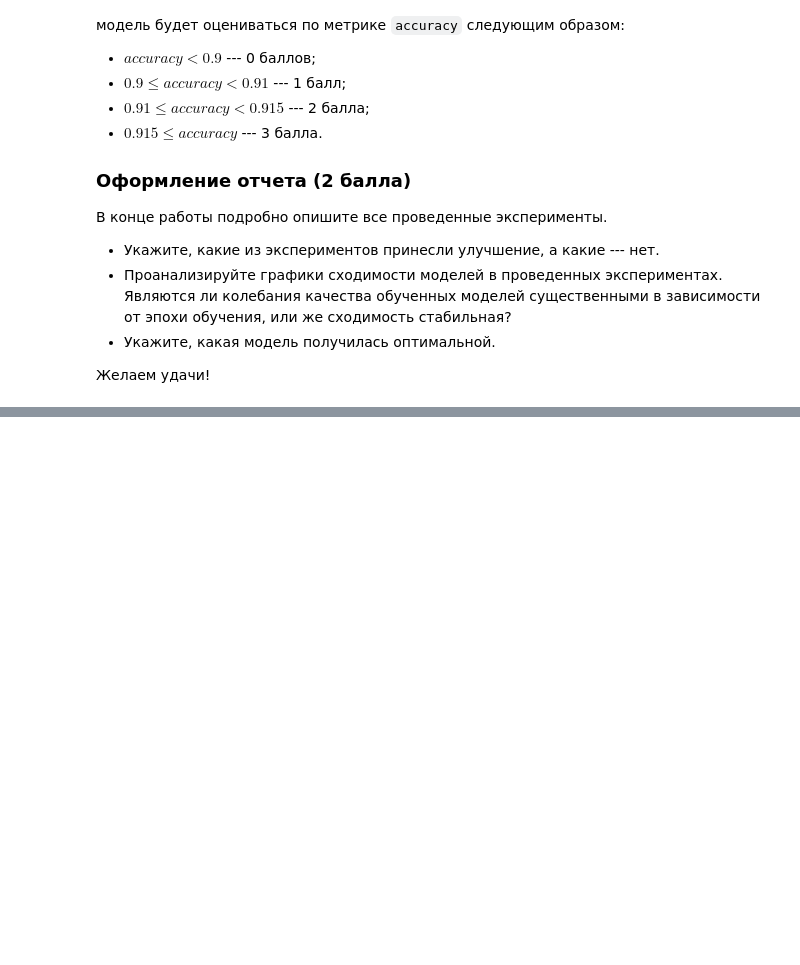
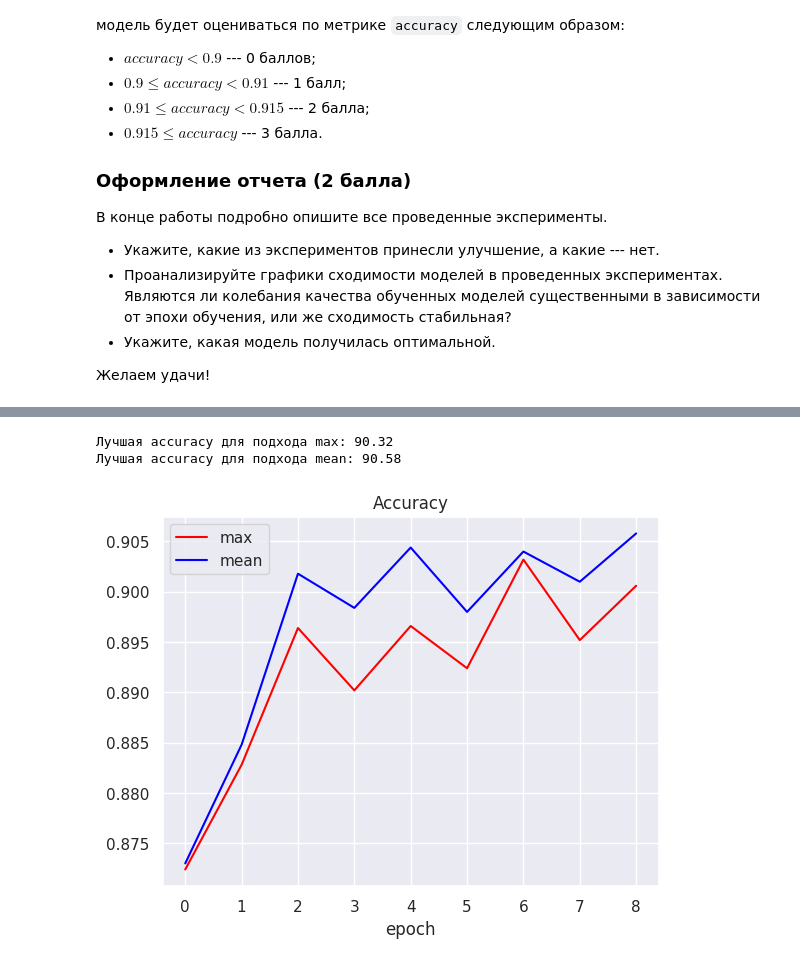
Before and after one commit to maksim267/RRN_Text_Classification, a Jupyter notebook: Copy_of_hw_text_classification.ipynb, the cells around one changed output, grey strips where cells are left out. Cells and saved outputs as stored; diff of their text form; code cells hidden in the pictures; blank space fills up the shorter version.

```diff
--- a/Copy_of_hw_text_classification.ipynb
+++ b/Copy_of_hw_text_classification.ipynb
@@ -220,0 +230,36 @@ def evaluate(model, eval_dataloader) -> float:
+# %%
+class CharLM(nn.Module):
+    def __init__(
+        self, hidden_dim: int, vocab_size: int, num_classes: int = 4,
+        aggregation_type: str = 'max'
+        ):
+        super().__init__()
+        self.embedding = nn.Embedding(vocab_size, hidden_dim)
+        self.rnn = nn.RNN(hidden_dim, hidden_dim, batch_first=True)
+        self.linear = nn.Linear(hidden_dim, hidden_dim)
+        self.projection = nn.Linear(hidden_dim, num_classes)
+
+        self.non_lin = nn.Tanh()
+        self.dropout = nn.Dropout(p=0.1)
+
+        self.aggregation_type = aggregation_type
+
+    def forward(self, input_batch) -> torch.Tensor:
+        embeddings = self.embedding(input_batch)  # [batch_size, seq_len, hidden_dim]
+        output, _ = self.rnn(embeddings)  # [batch_size, seq_len, hidden_dim]
+
+        if self.aggregation_type == 'max':
+            output = output.max(dim=1)[0] #[batch_size, hidden_dim]
+        elif self.aggregation_type == 'mean':
+            output = output.mean(dim=1) #[batch_size, hidden_dim]
+        else:
+            raise ValueError("Invalid aggregation_type")
+
+        output = self.dropout(self.linear(self.non_lin(output)))  # [batch_size, hidden_dim]
+        prediction = self.projection(self.non_lin(output))  # [batch_size, num_classes]
+
+        return prediction
+# %%
+model = CharLM(hidden_dim=256, vocab_size=len(vocab)).to(device)
+criterion = nn.CrossEntropyLoss(ignore_index=word2ind['<pad>'])
+optimizer = torch.optim.Adam(model.parameters())
@@ -220,0 +307,13 @@ def evaluate(model, eval_dataloader) -> float:
+# %%
+for (name, values), color in zip(losses_type.items(), ['red', 'blue']):
+    plt.plot(np.arange(len(acc_type[name][1:])), acc_type[name][1:], color=color, label=name)
+    print(f"Лучшая accuracy для подхода {name}: {(max(acc_type[name]) * 100):.2f}")
+
+plt.title('Accuracy')
+plt.xlabel("epoch")
+plt.legend()
+plt.show()
+# %% [output]
+Лучшая accuracy для подхода max: 90.32
+Лучшая accuracy для подхода mean: 90.58
+[figure, added]
```
Also changed, not shown: parts of 5 cells of this notebook.
